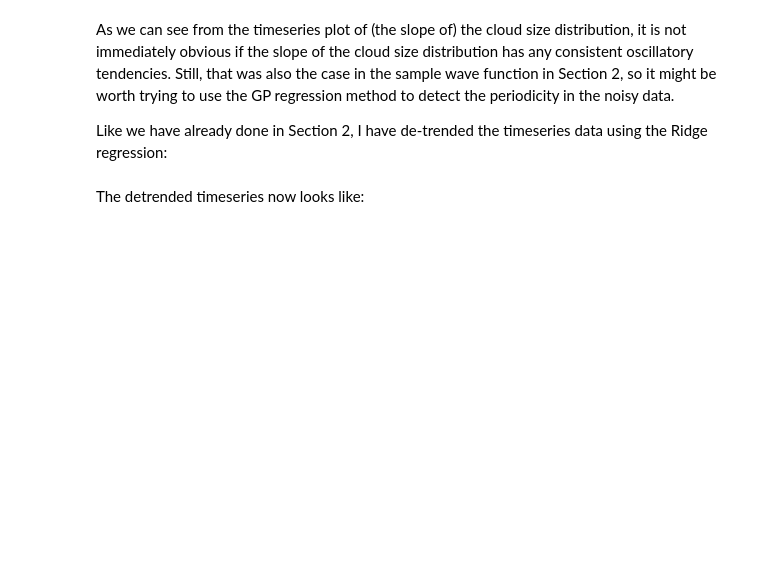
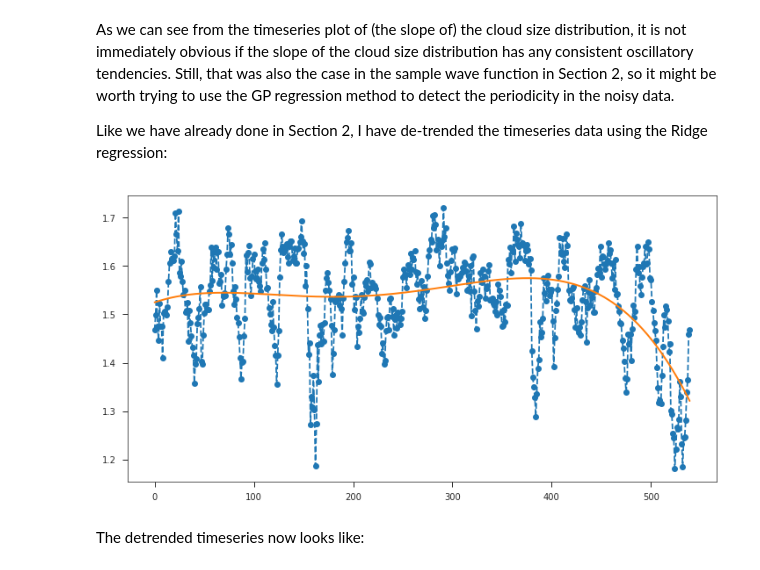
Before and after one commit to lorenghoh/gaussian_processes_ams_2018, a Jupyter notebook: notebooks/cloud_oscillation.ipynb, the cells around one changed output. Saved outputs shown, nothing was run; the diff lists cells and outputs as text; code cells hidden in the pictures; blank space fills up the shorter version.

```diff
--- a/notebooks/cloud_oscillation.ipynb
+++ b/notebooks/cloud_oscillation.ipynb
@@ -188,18 +207,20 @@ plt.show()
  Like we have already done in Section 2, I have de-trended the timeseries data using the Ridge regression:
 # %%
 # Advanced detrending
-n_features = 4
+n_features = 5
 gp = lm.BayesianRidge()
 gp.fit(np.vander(np.arange(540), n_features), c_)
 
 y_mean = gp.predict(np.vander(np.arange(540), n_features))
 
 #---- Plotting
 fig = plt.figure(1, figsize=(12, 6))
 fig.clf()
 plt.plot(np.arange(540), c_, '--o')
 plt.plot(np.arange(540), y_mean, lw=2)
 plt.show()
+# %% [output]
+[figure, added]
 # %% [markdown]
  The detrended timeseries now looks like:
 # %%
```
Also changed, not shown: parts of 15 cells of this notebook, 2 other files.
